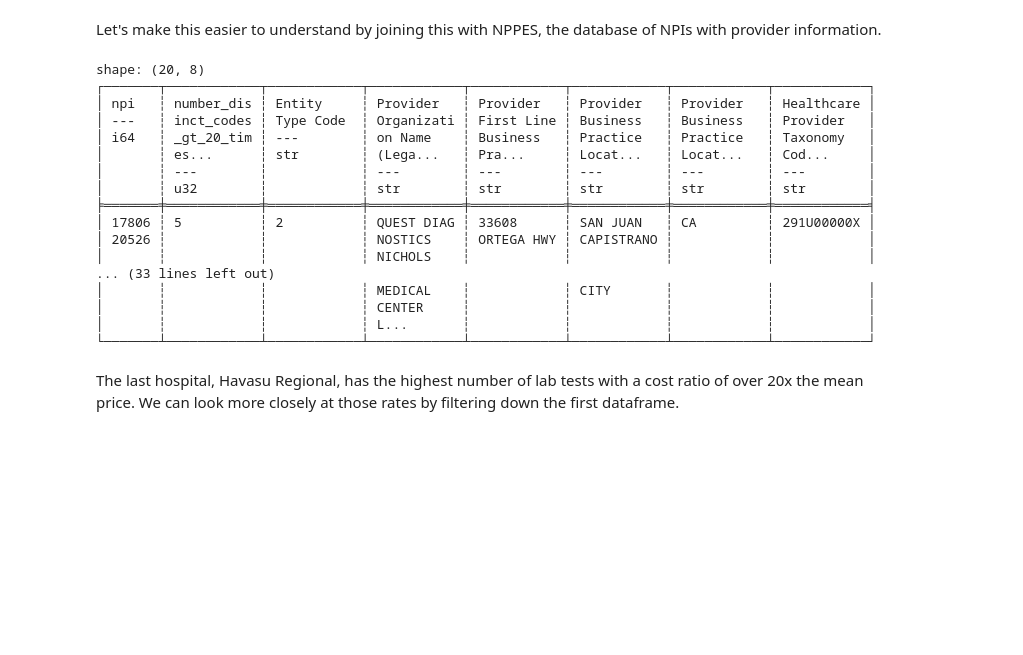
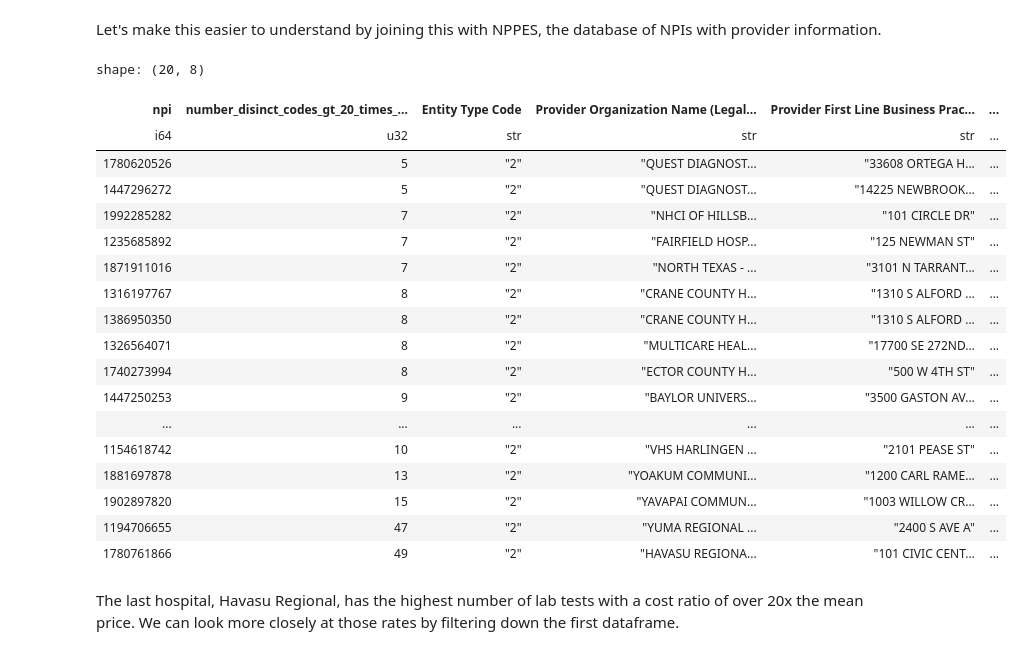
Before and after one commit to dolthub/data-analysis, a Jupyter notebook: transparency-in-coverage/lab_test_prices/2023-02-13-lab-test-prices.ipynb, the cells around one changed output. Saved outputs shown, nothing was run; the diff lists cells and outputs as text; code cells hidden in the pictures; blank space fills up the shorter version.

```diff
--- a/transparency-in-coverage/lab_test_prices/2023-02-13-lab-test-prices.ipynb
+++ b/transparency-in-coverage/lab_test_prices/2023-02-13-lab-test-prices.ipynb
@@ -106,25 +112,27 @@ exp_hosps = (df
  [-20:]                          # take just the last 10
 ).join(npi, left_on = 'npi', right_on = 'NPI').sort('counts').rename({'counts': 'number_disinct_codes_gt_20_times_mean_rate'})
 # %%
-print(exp_hosps)
+exp_hosps
 # %% [output]
 shape: (20, 8)
-┌───────┬────────────┬────────────┬────────────┬────────────┬────────────┬────────────┬────────────┐
-│ npi   ┆ number_dis ┆ Entity     ┆ Provider   ┆ Provider   ┆ Provider   ┆ Provider   ┆ Healthcare │
-│ ---   ┆ inct_codes ┆ Type Code  ┆ Organizati ┆ First Line ┆ Business   ┆ Business   ┆ Provider   │
-│ i64   ┆ _gt_20_tim ┆ ---        ┆ on Name    ┆ Business   ┆ Practice   ┆ Practice   ┆ Taxonomy   │
-│       ┆ es...      ┆ str        ┆ (Lega...   ┆ Pra...     ┆ Locat...   ┆ Locat...   ┆ Cod...     │
-│       ┆ ---        ┆            ┆ ---        ┆ ---        ┆ ---        ┆ ---        ┆ ---        │
-│       ┆ u32        ┆            ┆ str        ┆ str        ┆ str        ┆ str        ┆ str        │
-╞═══════╪════════════╪════════════╪════════════╪════════════╪════════════╪════════════╪════════════╡
-│ 17806 ┆ 5          ┆ 2          ┆ QUEST DIAG ┆ 33608      ┆ SAN JUAN   ┆ CA         ┆ 291U00000X │
-│ 20526 ┆            ┆            ┆ NOSTICS    ┆ ORTEGA HWY ┆ CAPISTRANO ┆            ┆            │
-│       ┆            ┆            ┆ NICHOLS    ┆            ┆            ┆            ┆            │
-... (33 lines left out)
-│       ┆            ┆            ┆ MEDICAL    ┆            ┆ CITY       ┆            ┆            │
-│       ┆            ┆            ┆ CENTER     ┆            ┆            ┆            ┆            │
-│       ┆            ┆            ┆ L...       ┆            ┆            ┆            ┆            │
-└───────┴────────────┴────────────┴────────────┴────────────┴────────────┴────────────┴────────────┘
+| npi | number_disinct_codes_gt_20_times_... | Entity Type Code | Provider Organization Name (Legal... | Provider First Line Business Prac... | ... |
+| i64 | u32 | str | str | str | ... |
+| 1780620526 | 5 | "2" | "QUEST DIAGNOST... | "33608 ORTEGA H... | ... |
+| 1447296272 | 5 | "2" | "QUEST DIAGNOST... | "14225 NEWBROOK... | ... |
+| 1992285282 | 7 | "2" | "NHCI OF HILLSB... | "101 CIRCLE DR" | ... |
+| 1235685892 | 7 | "2" | "FAIRFIELD HOSP... | "125 NEWMAN ST" | ... |
+| 1871911016 | 7 | "2" | "NORTH TEXAS - ... | "3101 N TARRANT... | ... |
+| 1316197767 | 8 | "2" | "CRANE COUNTY H... | "1310 S ALFORD ... | ... |
+| 1386950350 | 8 | "2" | "CRANE COUNTY H... | "1310 S ALFORD ... | ... |
+| 1326564071 | 8 | "2" | "MULTICARE HEAL... | "17700 SE 272ND... | ... |
+| 1740273994 | 8 | "2" | "ECTOR COUNTY H... | "500 W 4TH ST" | ... |
+| 1447250253 | 9 | "2" | "BAYLOR UNIVERS... | "3500 GASTON AV... | ... |
+| ... | ... | ... | ... | ... | ... |
+| 1154618742 | 10 | "2" | "VHS HARLINGEN ... | "2101 PEASE ST" | ... |
+| 1881697878 | 13 | "2" | "YOAKUM COMMUNI... | "1200 CARL RAME... | ... |
+| 1902897820 | 15 | "2" | "YAVAPAI COMMUN... | "1003 WILLOW CR... | ... |
+| 1194706655 | 47 | "2" | "YUMA REGIONAL ... | "2400 S AVE A" | ... |
+| 1780761866 | 49 | "2" | "HAVASU REGIONA... | "101 CIVIC CENT... | ... |
 # %% [markdown]
 The last hospital, Havasu Regional, has the highest number of lab tests with a cost ratio of over 20x the mean price. We can look more closely at those rates by filtering down the first dataframe.
 # %%
```
Also changed, not shown: parts of 5 cells of this notebook.
